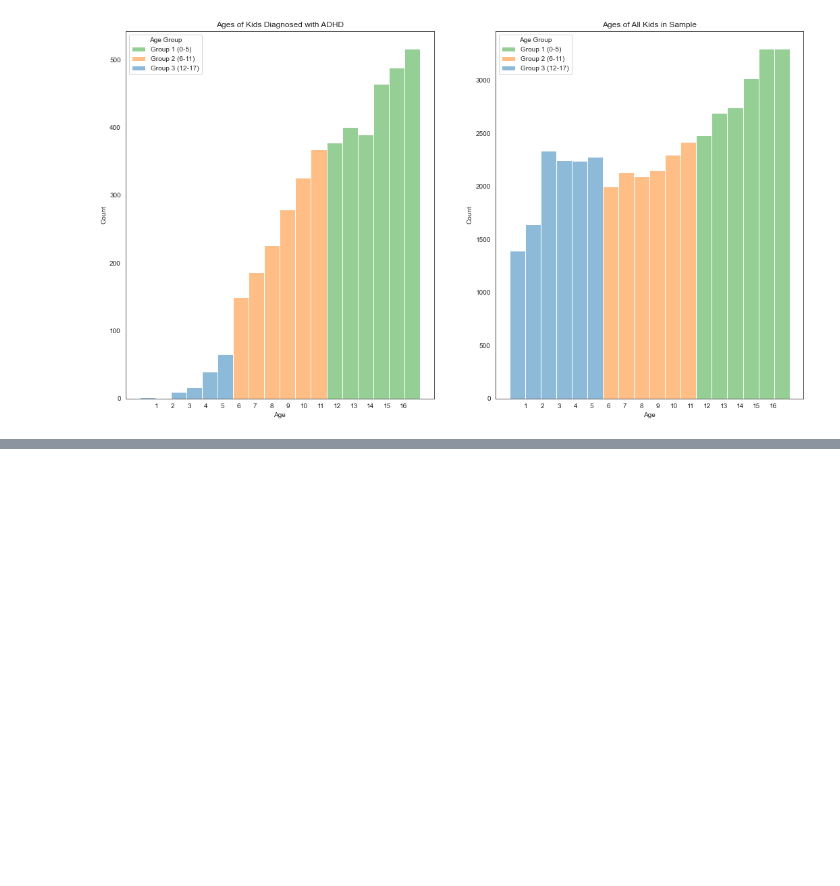
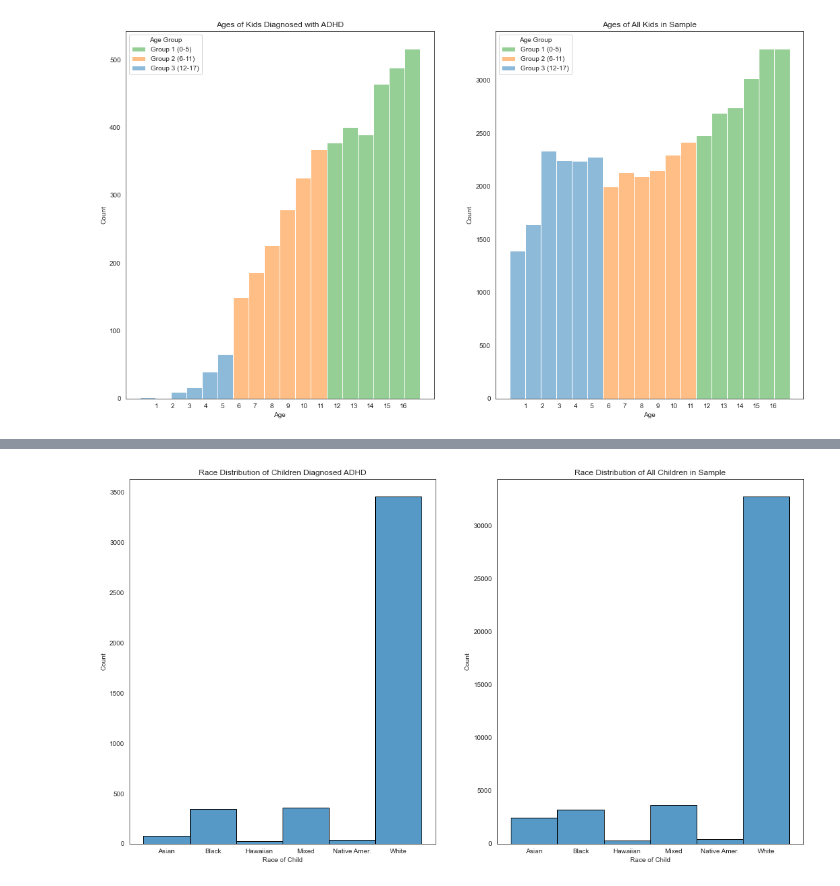
Before and after one commit to austint1121/Undiagnosed-ADHD-Identification, a Jupyter notebook: Notebooks/EDA.ipynb, the cells around one changed output, grey strips where cells are left out. Drawn from its saved outputs; the diff is of its cells as text; code cells hidden in the pictures; blank space fills up the shorter version.

Commit message:
Created graphs for racial distributions of kids diagnosed ADHD, and the distribution of race across the entire sample.

```diff
--- a/Notebooks/EDA.ipynb
+++ b/Notebooks/EDA.ipynb
@@ -208,0 +214,4 @@ real_figure.legend(title='Age Group' ,labels=['Group 1 (0-5)', 'Group 2 (6-11)',
+# %%
+# Replacing formtype category names for more readable graphs
+adhd_df['SC_RACE_R'] = adhd_df['SC_RACE_R'].replace({ 1: 'White', 2: 'Black', 3: 'Native Amer.', 4: 'Asian', 5:'Hawaiian', 7: 'Mixed'})
+nsch['SC_RACE_R'] = nsch['SC_RACE_R'].replace({ 1: 'White', 2: 'Black', 3: 'Native Amer.', 4: 'Asian', 5:'Hawaiian', 7: 'Mixed'})
@@ -208,0 +224,17 @@ real_figure.legend(title='Age Group' ,labels=['Group 1 (0-5)', 'Group 2 (6-11)',
+# %%
+# Creating figure and axes
+racefig, (adhd_race_ax, sample_race_ax) = plt.subplots(1, 2, figsize=(18, 10))
+
+# Plotting racial distribution of kids diagnosed with ADHD
+adhd_race_figure = sns.histplot(adhd_df.sort_values('SC_RACE_R'), x='SC_RACE_R', ax=adhd_race_ax, edgecolor='black')
+
+# Setting xlabel and title
+adhd_race_figure.set(xlabel='Race of Child', title='Race Distribution of Children Diagnosed ADHD')
+
+# Plotting racial distribution of sample
+sample_race_figure = sns.histplot(nsch.sort_values('SC_RACE_R'), x='SC_RACE_R', ax=sample_race_ax, edgecolor='black')
+
+# Setting xlabel and title
+sample_race_figure.set(xlabel='Race of Child', title='Race Distribution of All Children in Sample');
+# %% [output]
+[figure, added]
```
Also changed, not shown: parts of 6 cells of this notebook.
